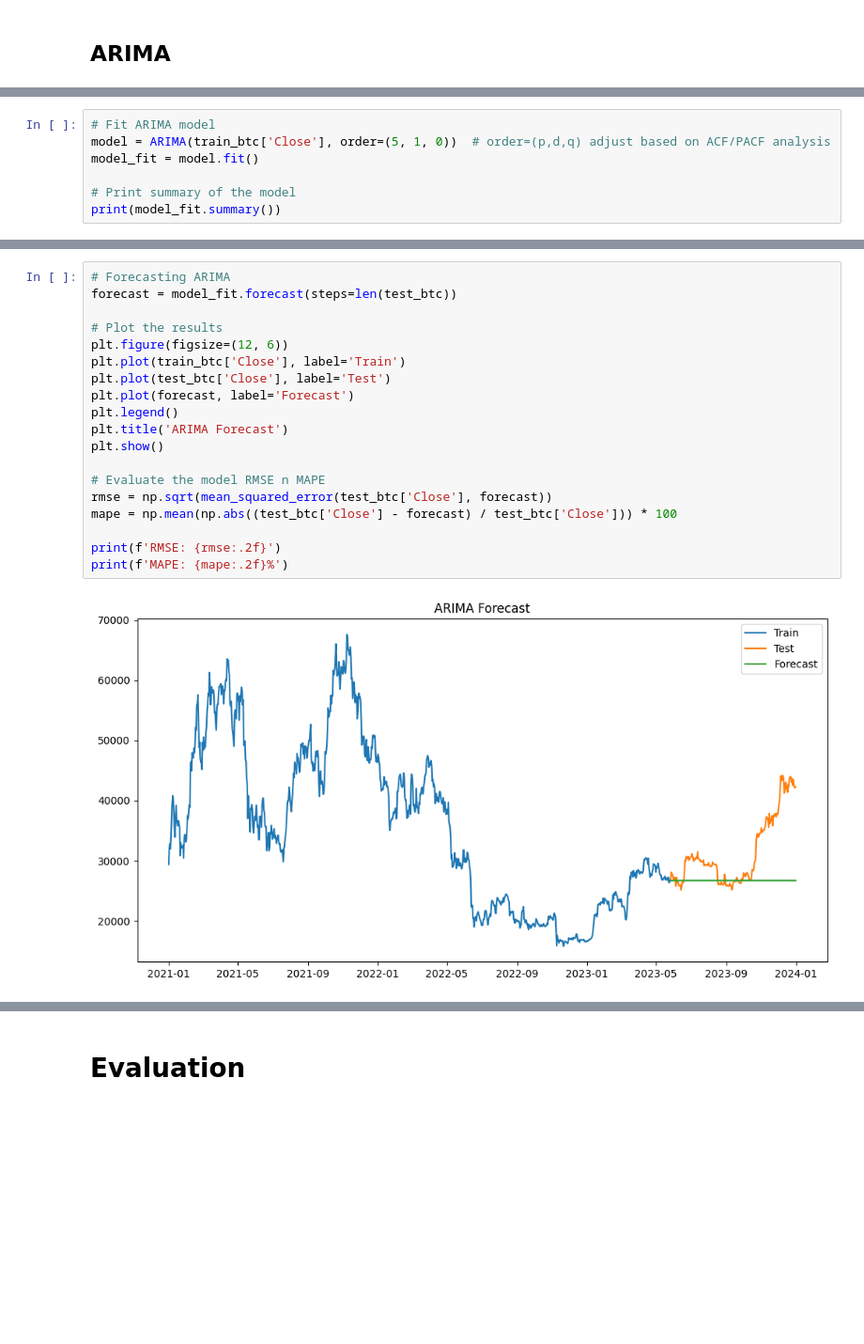
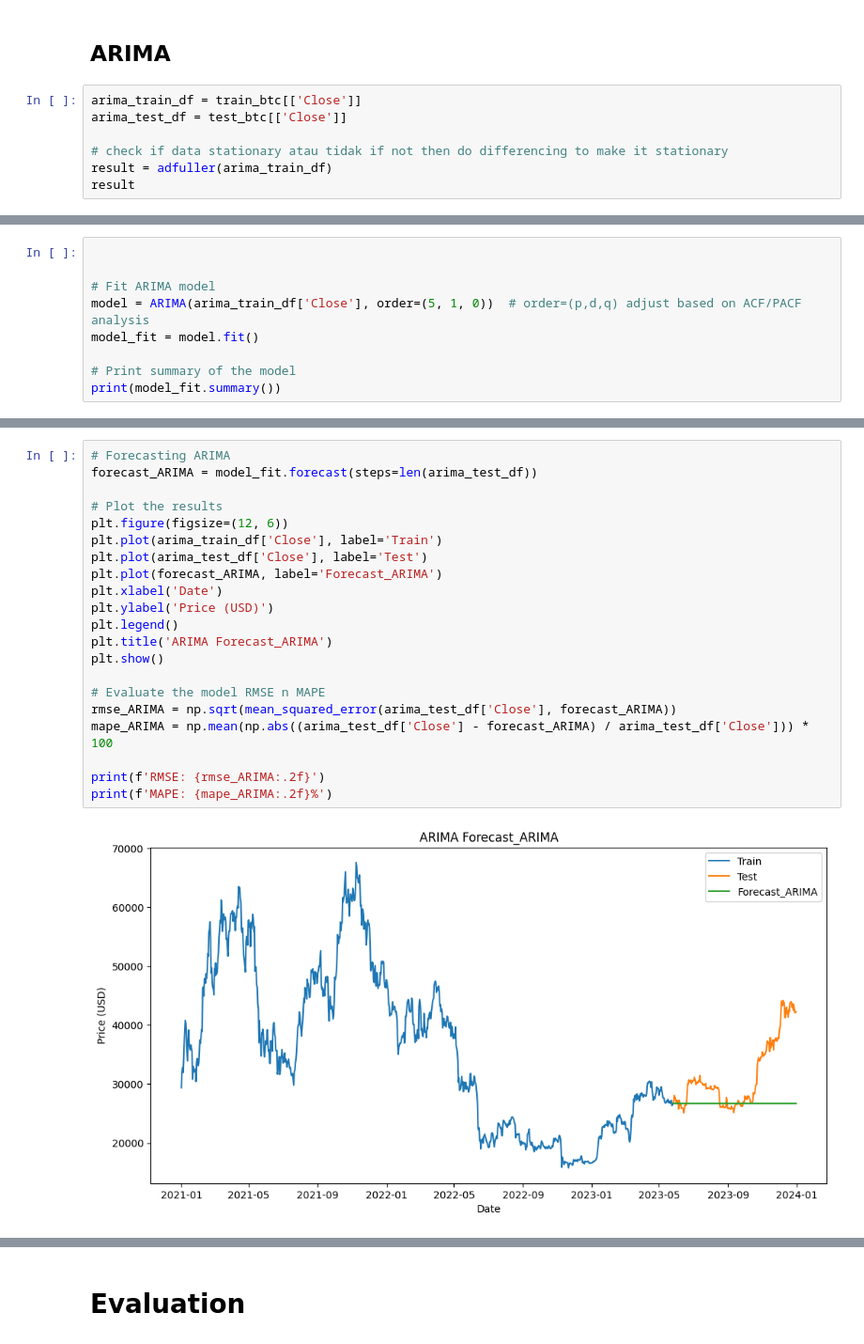
Before and after one commit to adiprrassetyo/forecast-tse-arima, a Jupyter notebook: main.ipynb, the cells around one changed output, grey strips where cells are left out. Shown at 94% size. Cells and saved outputs as stored; diff of their text form; blank space fills up the shorter version.

```diff
--- a/main.ipynb
+++ b/main.ipynb
@@ -412,2 +348,9 @@ MAPE: 20.299133516637895
 # %% [markdown]
 ## ARIMA
+# %%
+arima_train_df = train_btc[['Close']]
+arima_test_df = test_btc[['Close']]
+
+# check if data stationary atau tidak if not then do differencing to make it stationary
+result = adfuller(arima_train_df)
+result
@@ -414,6 +366,8 @@ MAPE: 20.299133516637895
 # %%
+
+
 # Fit ARIMA model
-model = ARIMA(train_btc['Close'], order=(5, 1, 0))  # order=(p,d,q) adjust based on ACF/PACF analysis
+model = ARIMA(arima_train_df['Close'], order=(5, 1, 0))  # order=(p,d,q) adjust based on ACF/PACF analysis
 model_fit = model.fit()
 
 # Print summary of the model
@@ -438,24 +392,26 @@ Warnings:
 [1] Covariance matrix calculated using the outer product of gradients (complex-step).
 # %%
 # Forecasting ARIMA
-forecast = model_fit.forecast(steps=len(test_btc))
+forecast_ARIMA = model_fit.forecast(steps=len(arima_test_df))
 
 # Plot the results
 plt.figure(figsize=(12, 6))
-plt.plot(train_btc['Close'], label='Train')
-plt.plot(test_btc['Close'], label='Test')
-plt.plot(forecast, label='Forecast')
+plt.plot(arima_train_df['Close'], label='Train')
+plt.plot(arima_test_df['Close'], label='Test')
+plt.plot(forecast_ARIMA, label='Forecast_ARIMA')
+plt.xlabel('Date')
+plt.ylabel('Price (USD)')
 plt.legend()
-plt.title('ARIMA Forecast')
+plt.title('ARIMA Forecast_ARIMA')
 plt.show()
 
 # Evaluate the model RMSE n MAPE
-rmse = np.sqrt(mean_squared_error(test_btc['Close'], forecast))
-mape = np.mean(np.abs((test_btc['Close'] - forecast) / test_btc['Close'])) * 100
+rmse_ARIMA = np.sqrt(mean_squared_error(arima_test_df['Close'], forecast_ARIMA))
+mape_ARIMA = np.mean(np.abs((arima_test_df['Close'] - forecast_ARIMA) / arima_test_df['Close'])) * 100
 
-print(f'RMSE: {rmse:.2f}')
-print(f'MAPE: {mape:.2f}%')
+print(f'RMSE: {rmse_ARIMA:.2f}')
+print(f'MAPE: {mape_ARIMA:.2f}%')
 # %% [output]
-[figure, old version]
+[figure, new version]
 RMSE: 7396.20
 MAPE: 13.76%
```
Also changed, not shown: parts of 19 cells of this notebook.
